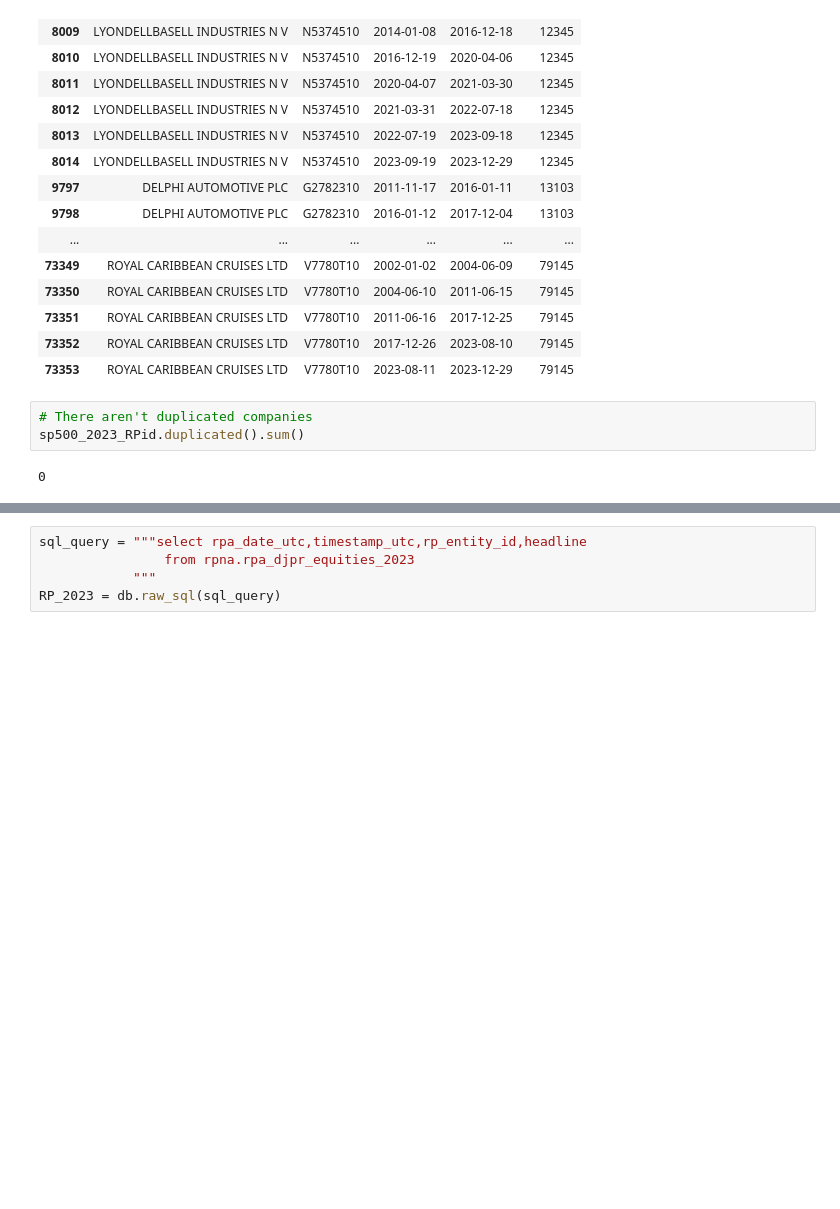
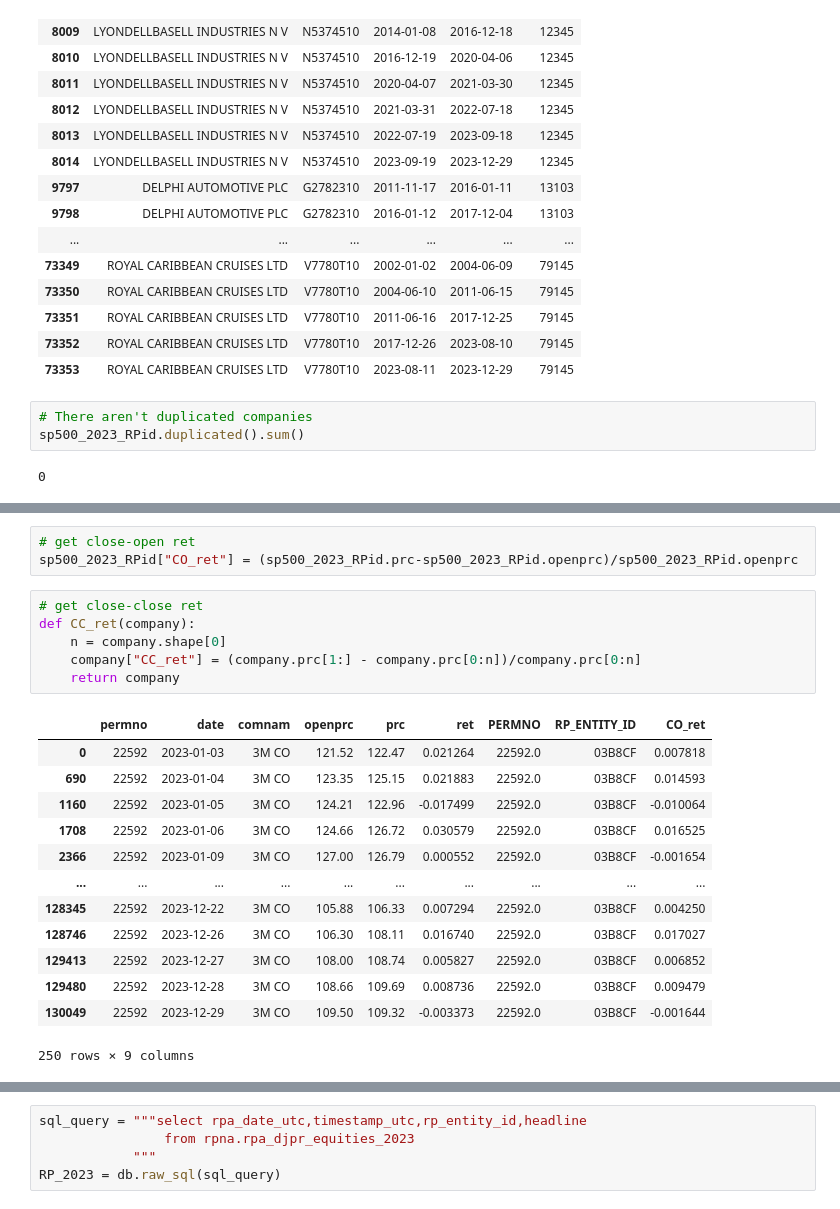
Before and after one commit to Connorwz/Topic-Modeling-in-Finance, a Jupyter notebook: Data collection and preprocessing.ipynb, the cells around one changed output, grey strips where cells are left out. Saved outputs shown, nothing was run; the diff lists cells and outputs as text; blank space fills up the shorter version.

```diff
--- a/Data collection and preprocessing.ipynb
+++ b/Data collection and preprocessing.ipynb
@@ -151,0 +255,23 @@ sp500_2023_RPid = sp500_2023_RPid.dropna()
+# %%
+# get close-open ret
+sp500_2023_RPid["CO_ret"] = (sp500_2023_RPid.prc-sp500_2023_RPid.openprc)/sp500_2023_RPid.openprc
+# %%
+# get close-close ret
+def CC_ret(company):
+    n = company.shape[0]
+    company["CC_ret"] = (company.prc[1:] - company.prc[0:n])/company.prc[0:n]
+    return company
+# %% [output]
+|  | permno | date | comnam | openprc | prc | ret | PERMNO | RP_ENTITY_ID | CO_ret |
+| 0 | 22592 | 2023-01-03 | 3M CO | 121.52 | 122.47 | 0.021264 | 22592.0 | 03B8CF | 0.007818 |
+| 690 | 22592 | 2023-01-04 | 3M CO | 123.35 | 125.15 | 0.021883 | 22592.0 | 03B8CF | 0.014593 |
+| 1160 | 22592 | 2023-01-05 | 3M CO | 124.21 | 122.96 | -0.017499 | 22592.0 | 03B8CF | -0.010064 |
+| 1708 | 22592 | 2023-01-06 | 3M CO | 124.66 | 126.72 | 0.030579 | 22592.0 | 03B8CF | 0.016525 |
+| 2366 | 22592 | 2023-01-09 | 3M CO | 127.00 | 126.79 | 0.000552 | 22592.0 | 03B8CF | -0.001654 |
+| ... | ... | ... | ... | ... | ... | ... | ... | ... | ... |
+| 128345 | 22592 | 2023-12-22 | 3M CO | 105.88 | 106.33 | 0.007294 | 22592.0 | 03B8CF | 0.004250 |
+| 128746 | 22592 | 2023-12-26 | 3M CO | 106.30 | 108.11 | 0.016740 | 22592.0 | 03B8CF | 0.017027 |
+| 129413 | 22592 | 2023-12-27 | 3M CO | 108.00 | 108.74 | 0.005827 | 22592.0 | 03B8CF | 0.006852 |
+| 129480 | 22592 | 2023-12-28 | 3M CO | 108.66 | 109.69 | 0.008736 | 22592.0 | 03B8CF | 0.009479 |
+| 130049 | 22592 | 2023-12-29 | 3M CO | 109.50 | 109.32 | -0.003373 | 22592.0 | 03B8CF | -0.001644 |
+250 rows × 9 columns
```
Also changed, not shown: parts of 34 cells of this notebook.
